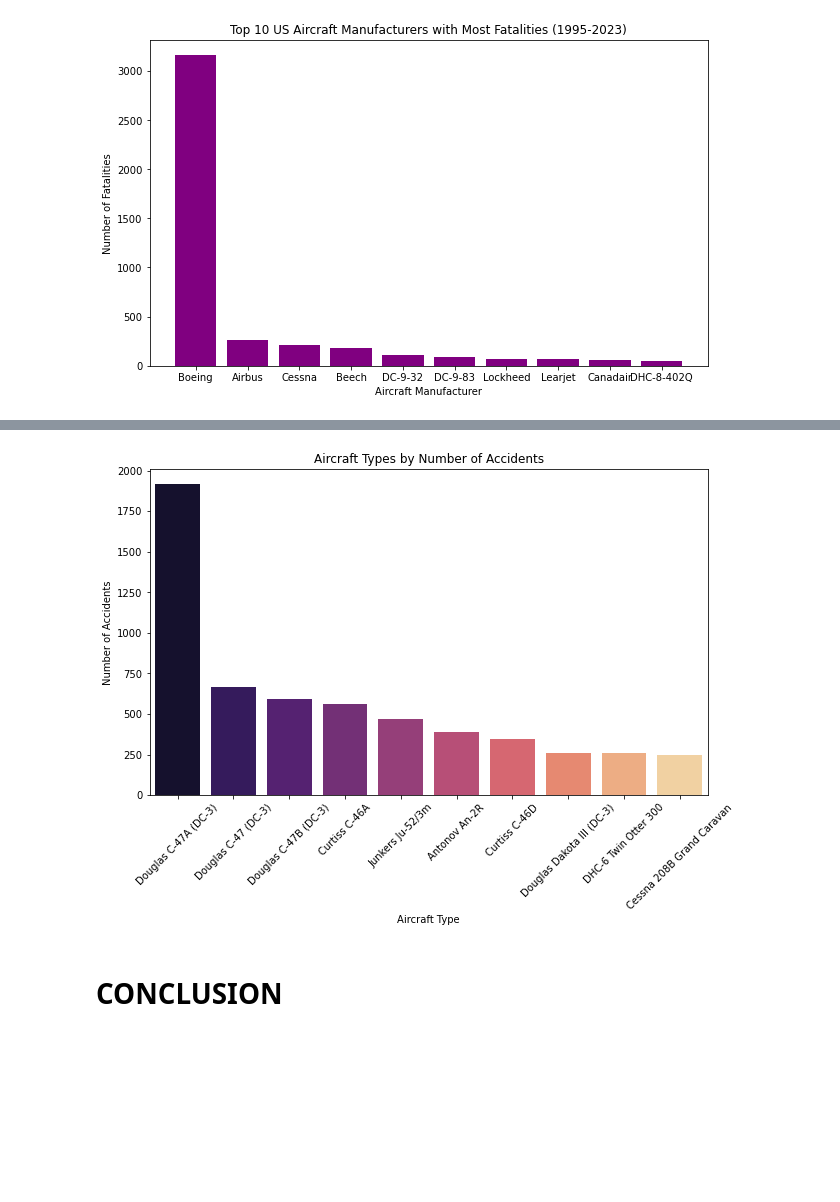
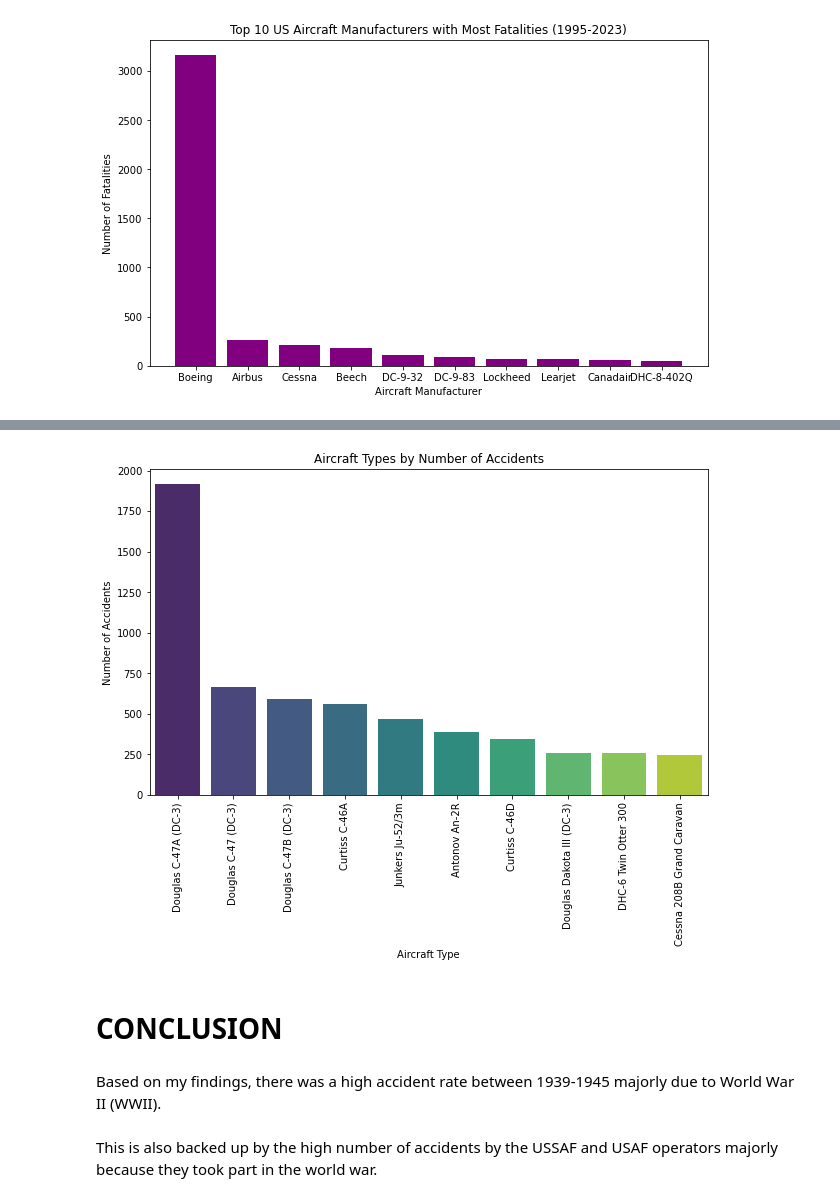
Before and after one commit to collinsgithinji-beep/Project_Phase-1, a Jupyter notebook: index.ipynb, the cells around one changed output, grey strips where cells are left out. Drawn from its saved outputs; the diff is of its cells as text; code cells hidden in the pictures; blank space fills up the shorter version.

```diff
--- a/index.ipynb
+++ b/index.ipynb
@@ -532,16 +597,20 @@ plt.show()
 # %%
 #plotting type of aircraft against accidents caused
 aircraft_counts = data['type'].value_counts().head(10)
 plt.figure(figsize=(10,6))
-sns.barplot(x=aircraft_counts.index, y=aircraft_counts.values, palette='magma')
+sns.barplot(x=aircraft_counts.index, y=aircraft_counts.values, palette='viridis')
 plt.xlabel('Aircraft Type')
 plt.ylabel('Number of Accidents')
 plt.title('Aircraft Types by Number of Accidents')
-plt.xticks(rotation=45)
+plt.xticks(rotation=90)
 plt.show()
 # %% [output]
-[figure, old version]
+[figure, new version]
 # %%
 data.to_csv('cleaned_aviation_data.csv', index=False)
 # %% [markdown]
 # CONCLUSION
+# %% [markdown]
+Based on my findings, there was a high accident rate between 1939-1945 majorly due to World War II (WWII).
+# %% [markdown]
+This is also backed up by the high number of accidents by the USSAF and USAF operators majorly because they took part in the world war.
```
Also changed, not shown: parts of 13 cells of this notebook, 5 other files.
